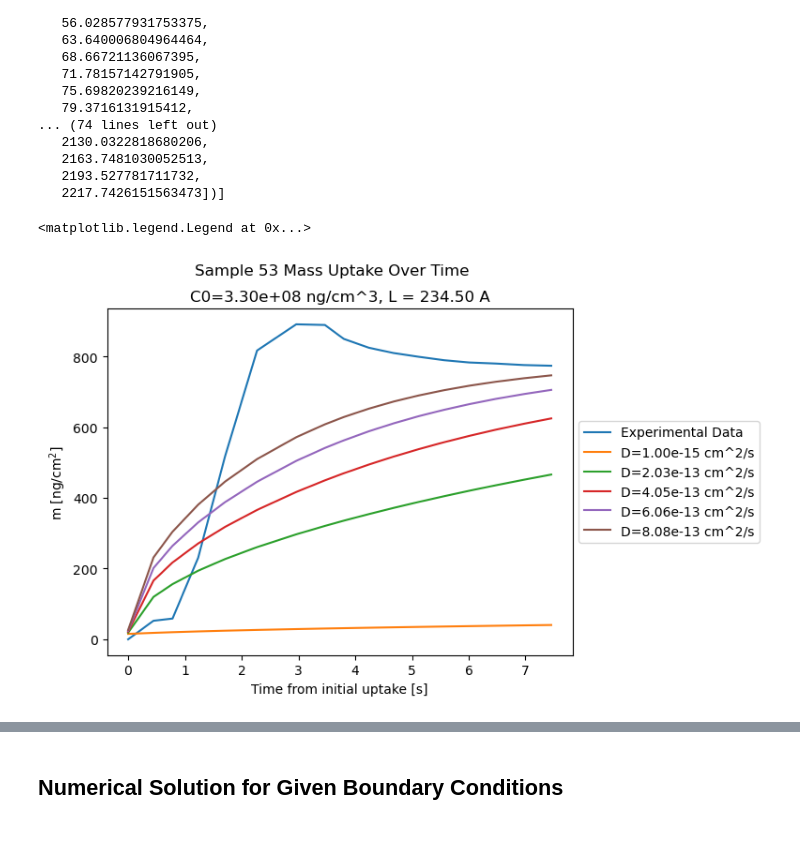
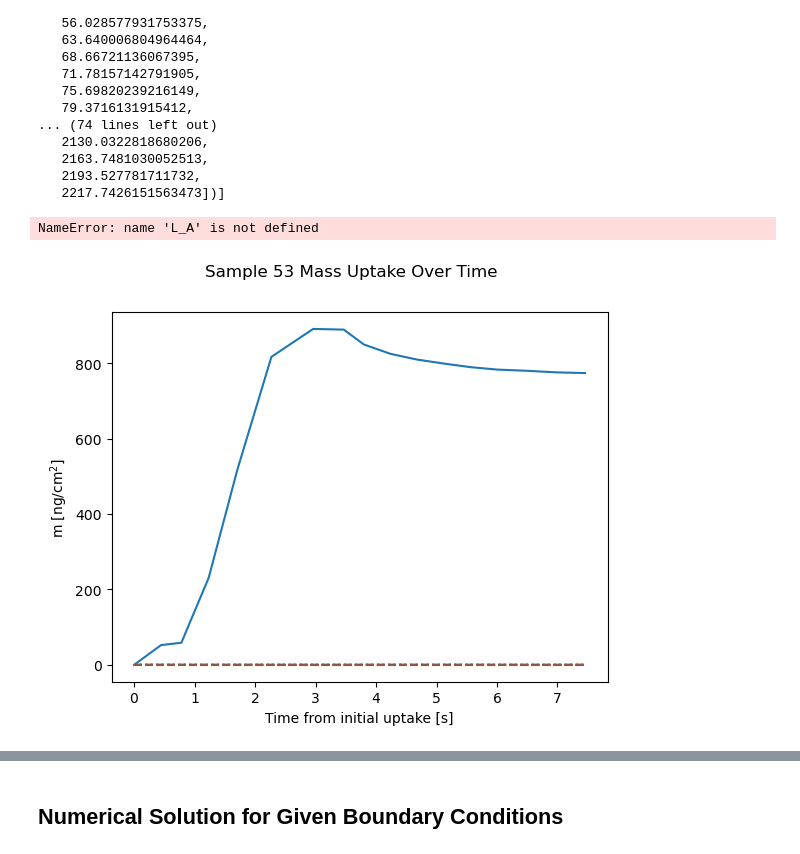
Before and after one commit to william-dove/Diffusion-Modeling, a Jupyter notebook: DopantUptake.ipynb, the cells around one changed output, grey strips where cells are left out. Saved outputs shown, nothing was run; the diff lists cells and outputs as text; code cells hidden in the pictures.

```diff
--- a/DopantUptake.ipynb
+++ b/DopantUptake.ipynb
@@ -639,21 +875,21 @@ df
 # %%
 # Test plot
 
-times = df['Time shifted [s]'] # [s]
-m_exp = df['C1_m [ng/cm^2]']   # [ng/cm^2]
+times = jnp.array(df['Time shifted [s]'].values) # [s]
+m_exp = jnp.array(df['C1_m [ng/cm^2]'].values)   # [ng/cm^2]
 
 
 L_A = thicknesses.loc[53, 'Thickness [A]'] # [A]
 L = L_A*1e-8 # [cm]
 
 # Divide final uptake (assuming steady state reached) by the length to get assumed boundary concentration
-C0 = m_exp.iloc[-1]/L # [ng/cm^3]
+C0 = m_exp[-1]/L # [ng/cm^3]
 
 D = 5e-12 # [cm^2/s]
 
 Nx = 500
 
-tf = times.iloc[-1]
+tf = times[-1]
 
 an_soln = an_grid(C0, D, L, tf, Nx=Nx)
 
@@ -684,11 +920,12 @@ Assumed boundary concentration: 3.30e+08 ng/cm^3
 # %% [markdown]
 ### Plotting Uptake Curves for Different Values of Constant D
 # %%
-m_an = {}
+uptakes_list = []
 k=0
 f = lambda x: jnp.ones_like(x)*D
 
 for D in np.linspace(1e-15, 1e-12, 100):
-    m_an[D] = num_uptake(C0, f, k, L, times, Nx=50, Nt=2800, theta=0.55)
+    m_an = num_uptake(C0, f, k, L, times)
+    m_an_fast = fast_an_uptake(C0, D, L, times)
 
-m_an
+    uptakes_list.append([D, m_an, m_an_fast])
@@ -741,18 +956,18 @@ list(m_an.items())[::20]
 # %%
 plt.plot(times, m_exp, label='Experimental Data')
 
-for D, uptake in list(m_an.items())[::20]:
-
-    plt.plot(times, uptake, label=f'D={D:.2e} cm^2/s')
+for D, m_an, m_an_fast in uptakes_list[::20]:
+    line, = plt.plot(times, m_an, linestyle='--', label=f'Analytic D={D:.2e} cm^2/s')
+    plt.plot(times, m_an_fast, color=line.get_color(), linestyle=':', label=f'Fast D={D:.2e} cm^2/s')
 
 
 plt.xlabel('Time from initial uptake [s]')
 plt.ylabel('m [ng/cm$^2$]')
 
 plt.suptitle('Sample 53 Mass Uptake Over Time')
 plt.title(f'C0={C0:.2e} ng/cm^3, L = {L_A:.2f} A')
 
 plt.legend(loc="center left", bbox_to_anchor=(1, 0.5))
 # %% [output]
-<matplotlib.legend.Legend at 0x...>
+NameError: name 'L_A' is not defined
-[figure, old version]
+[figure, new version]
```
Also changed, not shown: parts of 39 cells of this notebook.
